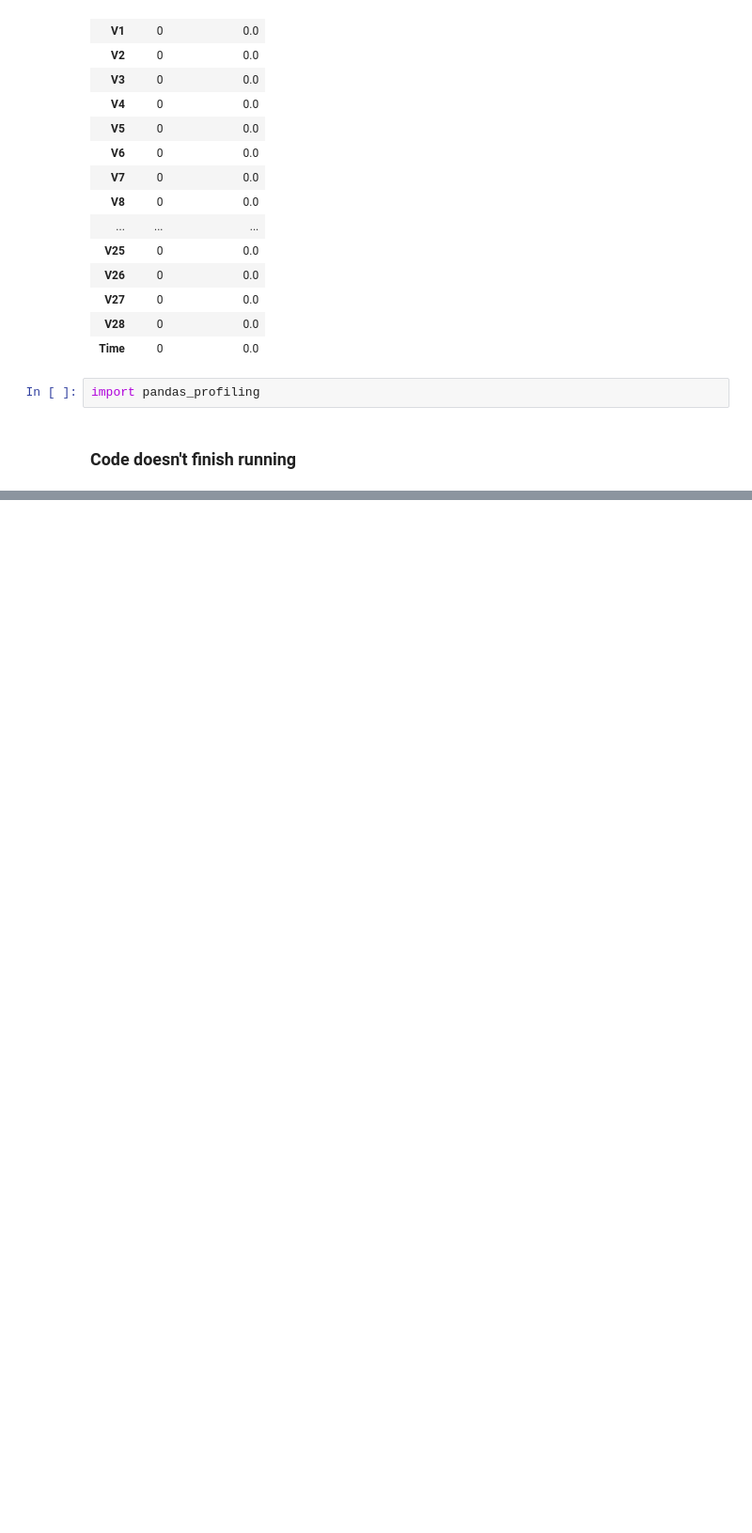
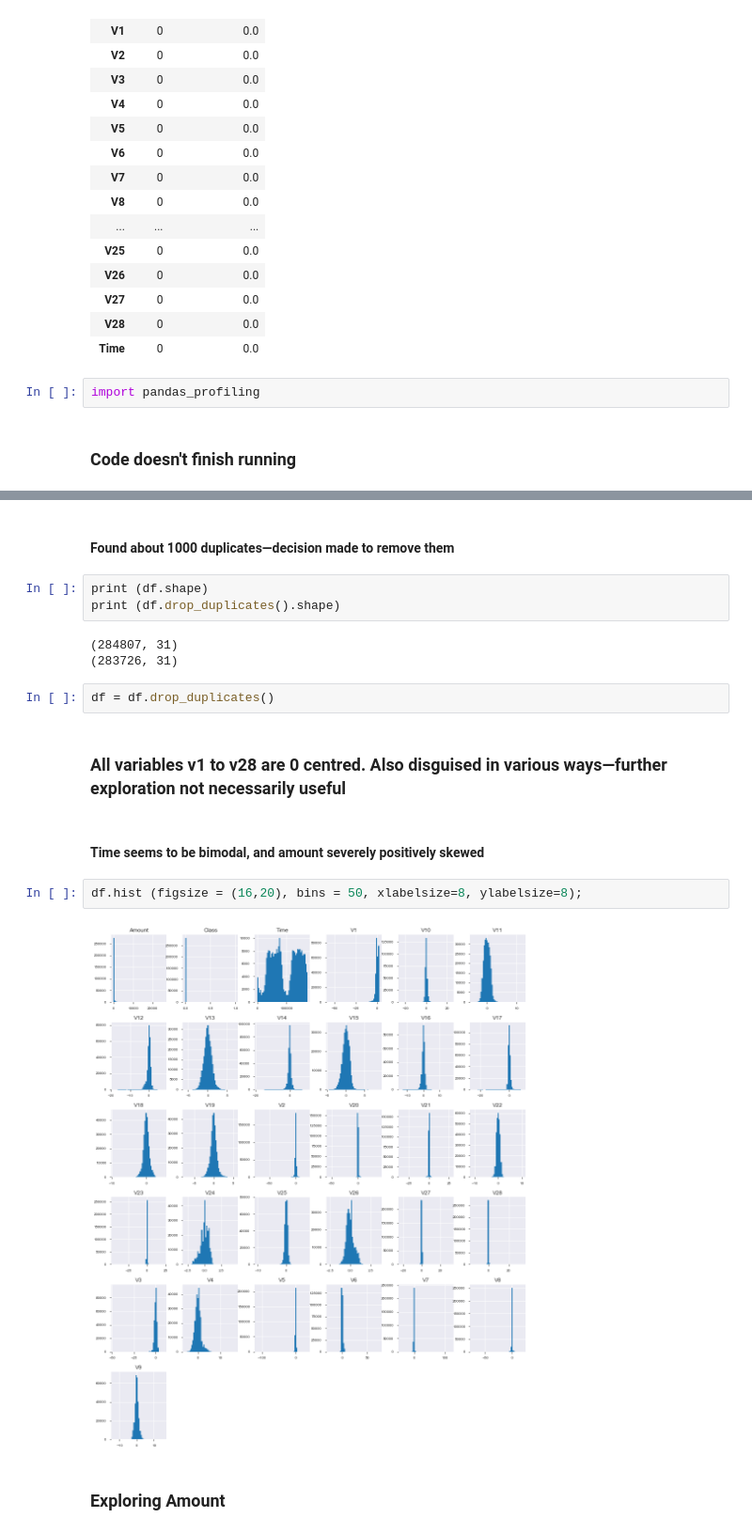
Before and after one commit to llyjam001/CreditCardFraud, a Jupyter notebook: creditcardfraud/notebooks/james_lloyd_eda.ipynb, the cells around one changed output, grey strips where cells are left out. Shown at 94% size. Saved outputs shown, nothing was run; the diff lists cells and outputs as text; blank space fills up the shorter version.

```diff
--- a/creditcardfraud/notebooks/james_lloyd_eda.ipynb
+++ b/creditcardfraud/notebooks/james_lloyd_eda.ipynb
@@ -88,0 +109,20 @@ KeyboardInterrupt:
+# %% [markdown]
+#### Found about 1000 duplicates—decision made to remove them
+# %%
+print (df.shape)
+print (df.drop_duplicates().shape)
+# %% [output]
+(284807, 31)
+(283726, 31)
+# %%
+df = df.drop_duplicates()
+# %% [markdown]
+### All variables v1 to v28 are 0 centred. Also disguised in various ways—further exploration not necessarily useful
+# %% [markdown]
+#### Time seems to be bimodal, and amount severely positively skewed
+# %%
+df.hist (figsize = (16,20), bins = 50, xlabelsize=8, ylabelsize=8);
+# %% [output]
+[figure, added]
+# %% [markdown]
+### Exploring Amount
```
Also changed, not shown: parts of 17 cells of this notebook.
